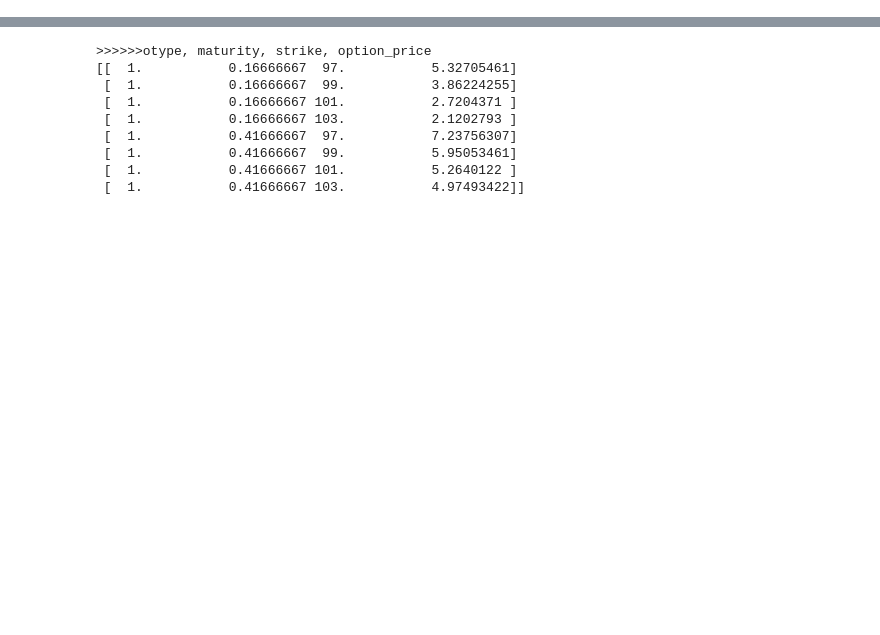
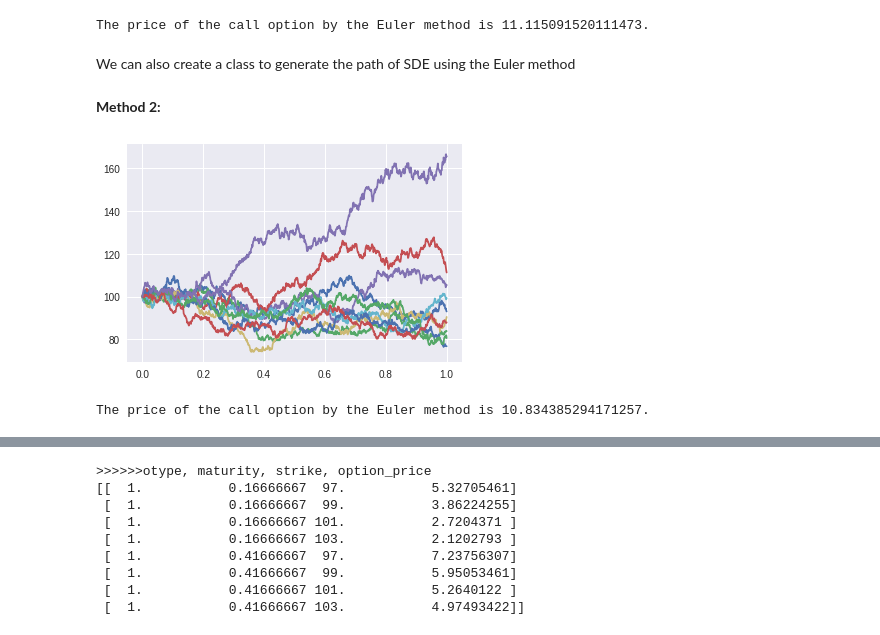
Before and after one commit to JiaminJIAN/20MA573, a Jupyter notebook: src/Euler_method.ipynb, the cells around one changed output, grey strips where cells are left out. Drawn from its saved outputs; the diff is of its cells as text; code cells hidden in the pictures; blank space fills up the shorter version.

```diff
--- a/src/Euler_method.ipynb
+++ b/src/Euler_method.ipynb
@@ -10,0 +68,79 @@ plt.style.use('seaborn')
+# %%
+# Calculate the price of call option by Euler method
+
+T1 = 0; T2 = 1;
+T = T2 - T1
+K = 97
+MeshL = 0.001
+MeshN = int(T/MeshL)
+IterN = 1000
+call_price_list = np.zeros(IterN) #Simulation of payoff: to store the data of the payoff of each path or trajectory
+
+for i in range(IterN):
+    [t, Sh] = SDE_path(Mu, Sigma, s0, T1, T2, MeshN);
+    call_price_list[i] = call_payoff(r, T, K, Sh[-1])
+
+call_price = call_price_list.mean()
+print(f"The price of the call option by the Euler method is {call_price}.")
+# %% [output]
+The price of the call option by the Euler method is 11.115091520111473.
+# %% [markdown]
+We can also create a class to generate the path of SDE using the Euler method
+# %% [markdown]
+**Method 2:**
+# %%
+class SDE:
+    def __init__(self, Mu, Sigma, InitState):
+        self.Mu = Mu
+        self.Sigma = Sigma
+        self.InitState = InitState
+
+    def Euler_method(self, T, N):
+        s0 = self.InitState
+        Mu = self.Mu
+        Sigma = self.Sigma
+        t = np.linspace(0, T, N+1)
+
+        Wh = np.zeros(N+1)   ##initial BM
+        Sh =s0 + np.zeros(N+1)   ##initial Xh
+
+        for i in range(N):  ##the Euler method
+            DeltaT = t[i+1] - t[i]
+            DeltaW = np.sqrt(t[i+1] - t[i]) * np.random.normal()
+            Wh[i+1] = Wh[i] + DeltaW
+            Sh[i+1] =Sh[i] + Mu(Sh[i], t[i]) * DeltaT + \
+            Sigma(Sh[i], t[i])* DeltaW
+
+        return t, Sh, Wh
+# %%
+# Define function drift and volatility
+
+r = 0.03; sig = 0.2; gamma = 1;
+Mu = lambda x,t: r*x
+Sigma = lambda x,t: sig*x**gamma
+s0 = 100.
+# %%
+CEV1 = SDE(Mu, Sigma, s0)
+for i in range(10):
+    [t, Y, W] = CEV1.Euler_method(1., 1000);
+    plt.plot(t,Y);
+# %% [output]
+[figure, added]
+# %%
+# Calculate the price of call option by Euler method
+T1 = 0; T2 = 1;
+T = T2 - T1
+K = 97
+MeshL = 0.001
+MeshN = int(T/MeshL)
+IterN = 1000
+call_price_list = np.zeros(IterN) #Simulation of payoff: to store the data of the payoff of each path or trajectory
+
+for i in range(IterN):
+    [t, Sh, Wh] = CEV1.Euler_method(T2, 1000);
+    call_price_list[i] = call_payoff(r, T, K, Sh[-1])
+
+call_price = call_price_list.mean()
+print(f"The price of the call option by the Euler method is {call_price}.")
+# %% [output]
+The price of the call option by the Euler method is 10.834385294171257.
```
Also changed, not shown: parts of 45 cells of this notebook.
